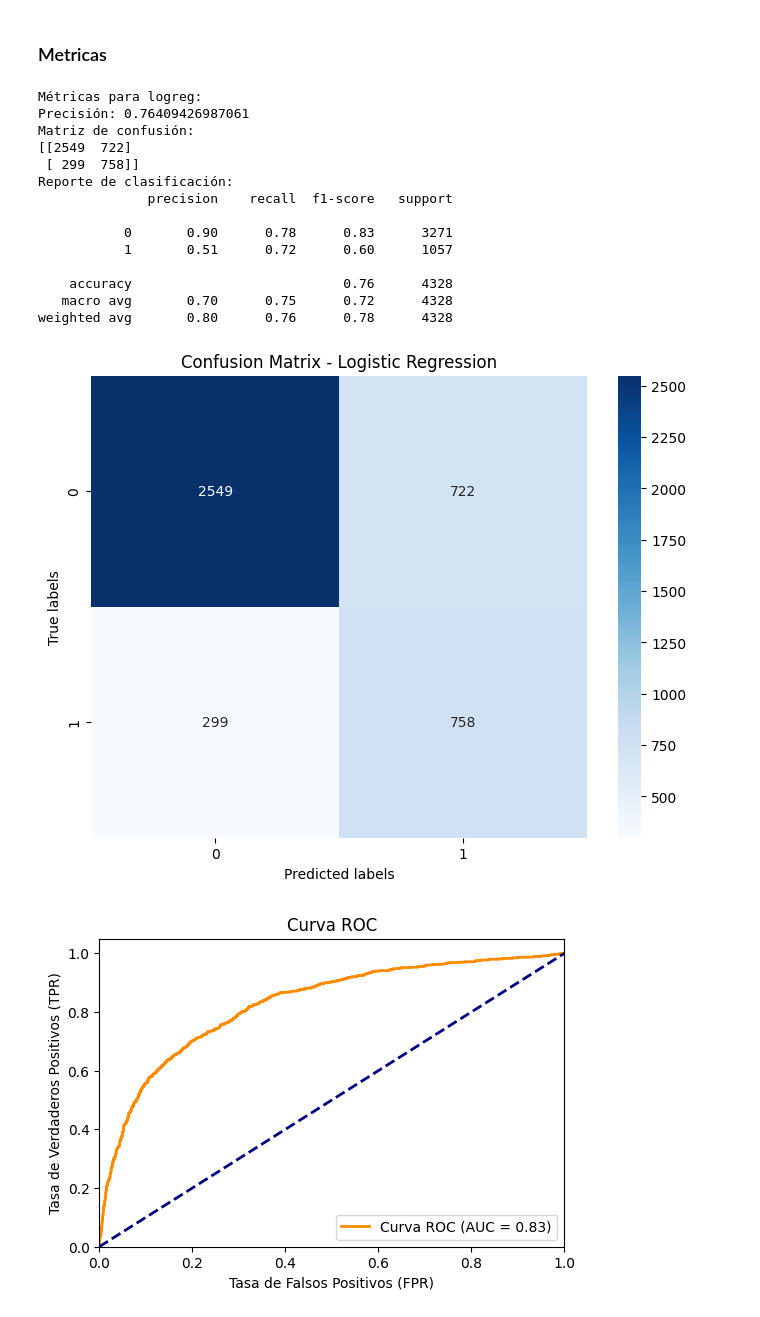
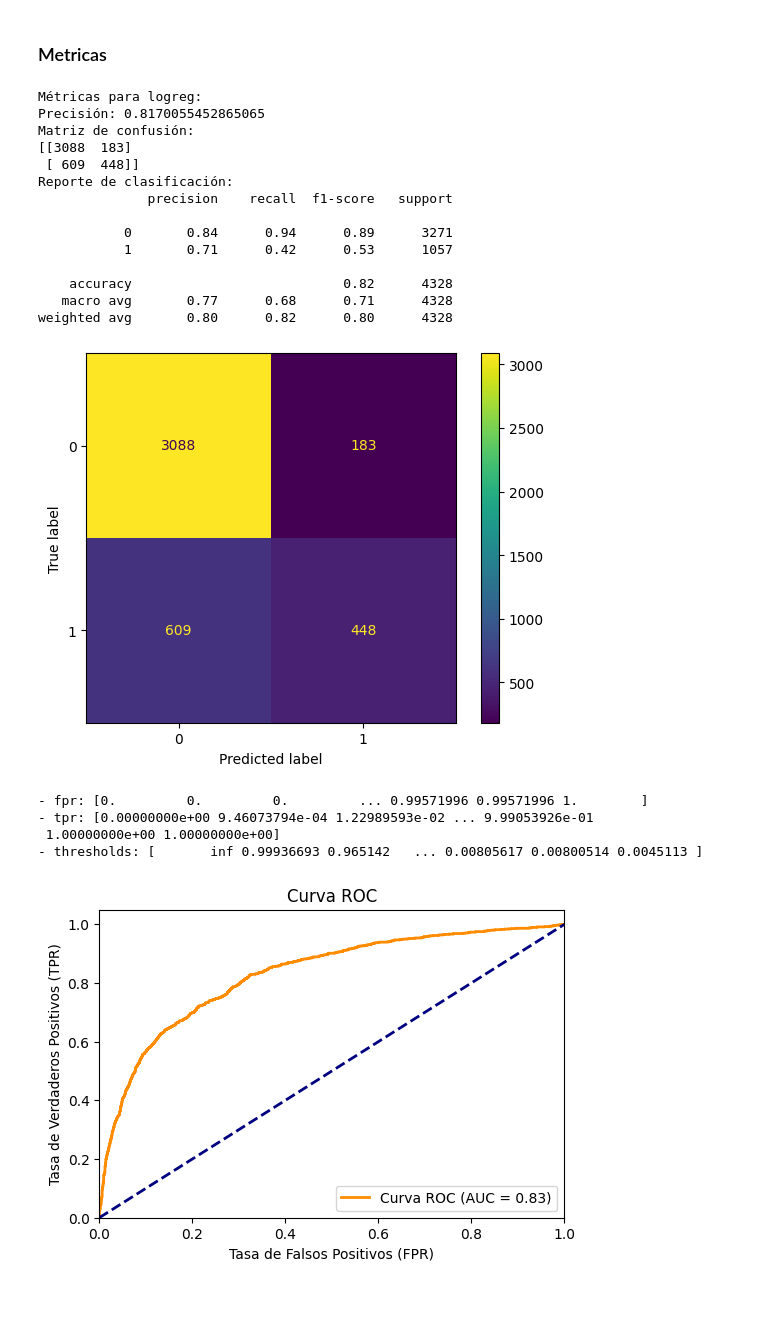
Before and after one commit to franciscoryb1/AA1-TUIA-RodriguezYBarros, a Jupyter notebook: TP-integrador-AA1.ipynb, the cells around one changed output. Saved outputs shown, nothing was run; the diff lists cells and outputs as text; code cells hidden in the pictures.

```diff
--- a/TP-integrador-AA1.ipynb
+++ b/TP-integrador-AA1.ipynb
@@ -2003,73 +2007,60 @@ plt.show()
 # %%
 from sklearn.metrics import accuracy_score, confusion_matrix, classification_report
 
 # Calcular métricas
 accuracy_logreg = accuracy_score(y_test_lg, y_pred)
 # accuracy_logreg_2D = accuracy_score(y_test_2D, y_pred_2D)
 
 confusion_matrix_logreg = confusion_matrix(y_test_lg, y_pred)
 # confusion_matrix_logreg_2D = confusion_matrix(y_test_2D, y_pred_2D)
 
 classification_report_logreg = classification_report(y_test_lg, y_pred)
 # classification_report_logreg_2D = classification_report(y_test_2D, y_pred_2D)
 
 # Imprimir métricas
 print("Métricas para logreg:")
 print(f'Precisión: {accuracy_logreg}')
 print("Matriz de confusión:")
 print(confusion_matrix_logreg)
 print("Reporte de clasificación:")
 print(classification_report_logreg)
 
-# print("\nMétricas para logreg_2D:")
-# print(f'Precisión: {accuracy_logreg_2D}')
-# print("Matriz de confusión:")
-# print(confusion_matrix_logreg_2D)
-# print("Reporte de clasificación:")
-# print(classification_report_logreg_2D)
+disp = ConfusionMatrixDisplay(confusion_matrix=confusion_matrix_logreg)
+disp.plot()
+plt.show()
 # %% [output]
 Métricas para logreg:
-Precisión: 0.76409426987061
+Precisión: 0.8170055452865065
 Matriz de confusión:
-[[2549  722]
- [ 299  758]]
+[[3088  183]
+ [ 609  448]]
 Reporte de clasificación:
               precision    recall  f1-score   support
 
-           0       0.90      0.78      0.83      3271
-           1       0.51      0.72      0.60      1057
+           0       0.84      0.94      0.89      3271
+           1       0.71      0.42      0.53      1057
 
-    accuracy                           0.76      4328
-   macro avg       0.70      0.75      0.72      4328
-weighted avg       0.80      0.76      0.78      4328
+    accuracy                           0.82      4328
+   macro avg       0.77      0.68      0.71      4328
+weighted avg       0.80      0.82      0.80      4328
+[figure, added]
-# %%
-from sklearn.metrics import confusion_matrix
-from sklearn.metrics import roc_curve, roc_auc_score, auc
-
-# Supongamos que ya tienes y_test_lg e y_pred
-
-# Calcula la matriz de confusión
-confusion_matrix_logreg = confusion_matrix(y_test_lg, y_pred)
-
-# Define las etiquetas de las clases
-labels = np.unique(y_test_lg)
-
-# Grafica la matriz de confusión
-plt.figure(figsize=(8, 6))
-sns.heatmap(confusion_matrix_logreg, annot=True, fmt="d", cmap="Blues", xticklabels=labels, yticklabels=labels)
-plt.xlabel('Predicted labels')
-plt.ylabel('True labels')
-plt.title('Confusion Matrix - Logistic Regression')
-plt.show()
-# %% [output]
-[figure, removed]
 # %%
-# Obtengo las probabilidades de predicción del modelo
+from sklearn.metrics import confusion_matrix
+from sklearn.metrics import roc_curve, roc_auc_score, auc
+from sklearn import metrics
 y_probs = logreg.predict_proba(x_test_lg)[:, 1]
 
 # Calculo la ROC y el AUC
-fpr, tpr, thresholds = roc_curve(y_test_lg, y_probs)
+fpr, tpr, thresholds = metrics.roc_curve(y_test_lg, y_probs)
 roc_auc = auc(fpr, tpr)
+print(f'- fpr: {fpr}')
+print(f'- tpr: {tpr}')
+print(f'- thresholds: {thresholds}')
+# %% [output]
+- fpr: [0.         0.         0.         ... 0.99571996 0.99571996 1.        ]
+- tpr: [0.00000000e+00 9.46073794e-04 1.22989593e-02 ... 9.99053926e-01
+ 1.00000000e+00 1.00000000e+00]
+- thresholds: [       inf 0.99936693 0.965142   ... 0.00805617 0.00800514 0.0045113 ]
 # %%
 # Grafico la curva ROC
 plt.figure(figsize=(6, 4))
```
Also changed, not shown: parts of 40 cells of this notebook, 1 other file.
